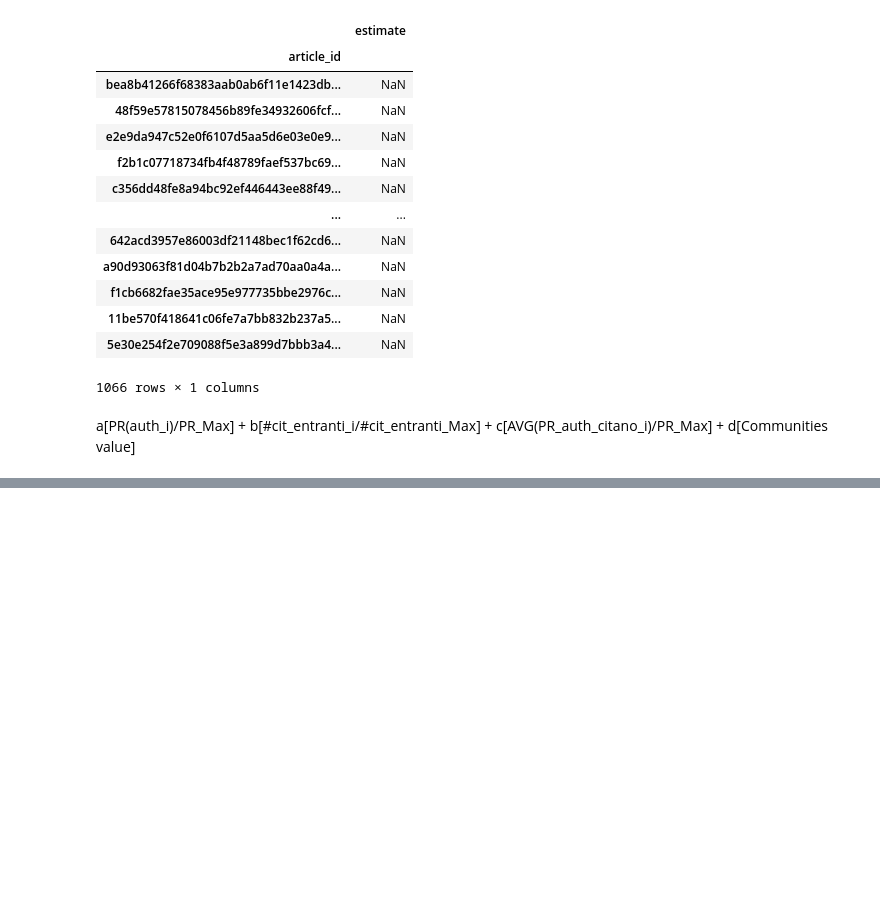
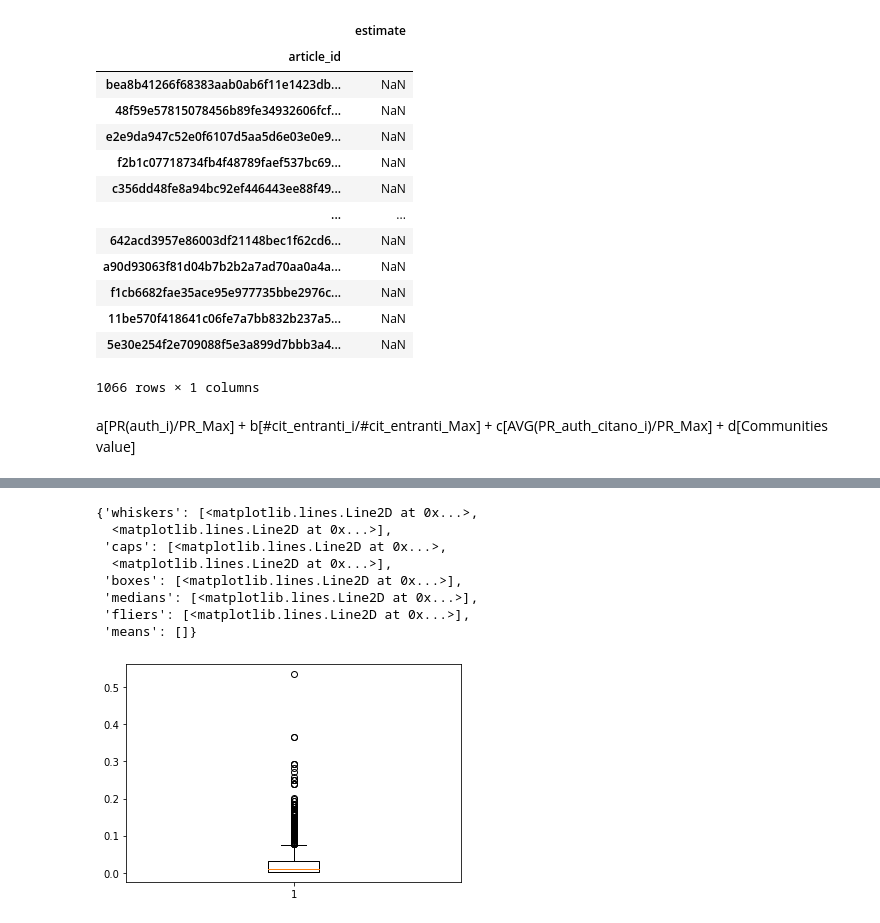
Before and after one commit to matteo-Donofrio-unipi/Master_Degree_Thesis, a Jupyter notebook: CALCOLO FORMULA FINALE/Final Formula .ipynb, the cells around one changed output, grey strips where cells are left out. Cells and saved outputs as stored; diff of their text form; code cells hidden in the pictures; blank space fills up the shorter version.

```diff
--- a/CALCOLO FORMULA FINALE/Final Formula .ipynb
+++ b/CALCOLO FORMULA FINALE/Final Formula .ipynb
@@ -507,6 +200,0 @@ for m in msg_DB:
-# %%
-
-stima_veridicita_articoli['estimate'] = stima_veridicita_articoli['estimate'].apply(lambda row: 1 / (1 + pow(math.e,-row)))
-stima_veridicita_articoli
-
-#Logistic(x) = 1 / (1 + e^(-x))
@@ -612,0 +252,30 @@ stima_veridicita_articoli
+# %%
+#Fornito in input un set di ids delle communities che citano un articolo
+#Per ogni community, calcola la distanza media tra di essa e tutte le altre.
+#Poi viene restituita la distanza media minore.
+
+def computeMinOfHopAvgDist(communities_citanti):
+
+    if(len(communities_citanti)>0):
+
+        min_avg_dist = max_len #init la distanza minore individuata finora al valore della distanza max
+        for i in communities_citanti: #per ogni community citante
+
+            local_avg_dist = 0
+
+            for j in communities_citanti: #scandisco le altre communities citanti
+                if(i!=j):
+                    if(str(j) in path[str(i)]):
+                        local_avg_dist += len(path[str(i)][str(j)])-1 #se esiste path tra loro, prendo il num di hop
+                    else:
+                        local_avg_dist += max_len #se non esiste path tra loro, assumo #hop massimo nel grafo PERCHE maggiore è la distanza e maggiore è il punteggio assegnato
+
+            local_avg_dist = local_avg_dist/len(communities_citanti) #calcolo media distanza tra la community e le altre
+
+            if(local_avg_dist < min_avg_dist):
+                min_avg_dist = local_avg_dist
+
+        return min_avg_dist
+
+    else:
+        return 0
@@ -612,0 +362,12 @@ stima_veridicita_articoli
+# %%
+plt.boxplot(stima_veridicita_articoli.estimate)
+# %% [output]
+{'whiskers': [<matplotlib.lines.Line2D at 0x...>,
+  <matplotlib.lines.Line2D at 0x...>],
+ 'caps': [<matplotlib.lines.Line2D at 0x...>,
+  <matplotlib.lines.Line2D at 0x...>],
+ 'boxes': [<matplotlib.lines.Line2D at 0x...>],
+ 'medians': [<matplotlib.lines.Line2D at 0x...>],
+ 'fliers': [<matplotlib.lines.Line2D at 0x...>],
+ 'means': []}
+[figure, added]
```
Also changed, not shown: parts of 41 cells of this notebook.
